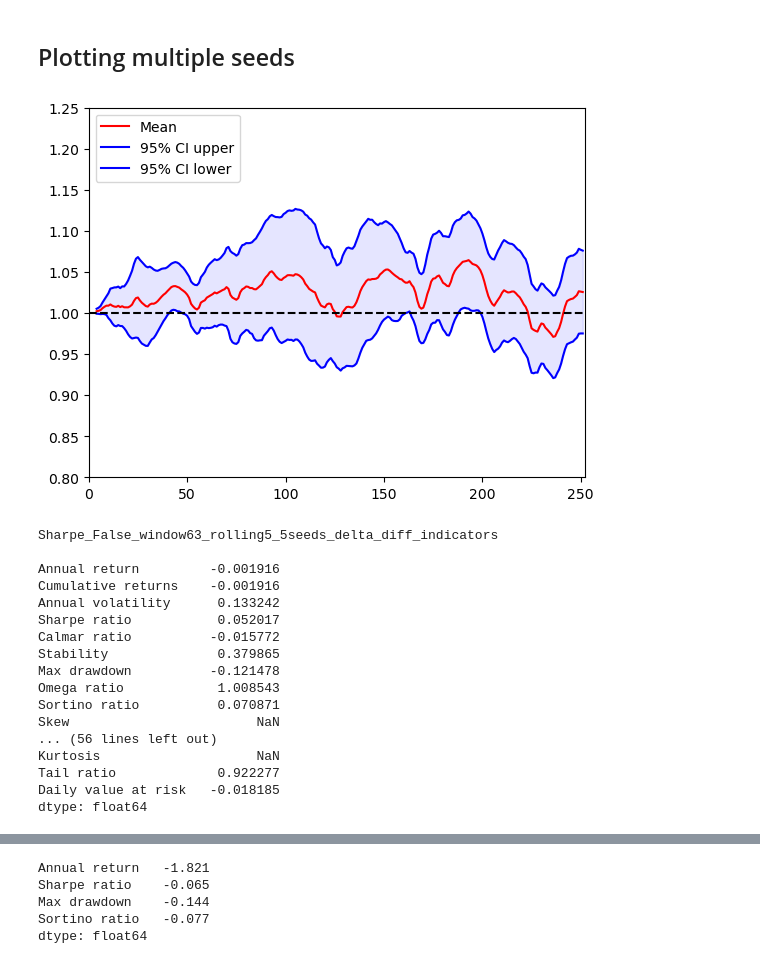
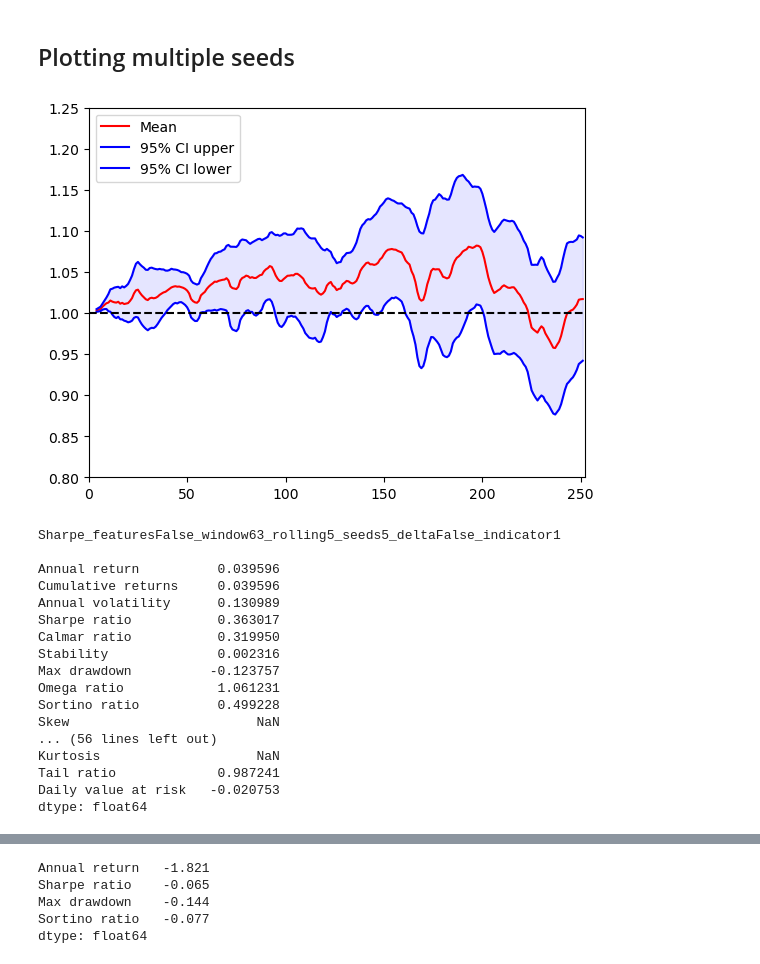
Before and after one commit to gursingh200/FinRL, a Jupyter notebook: tutorials/2-Advance/plot_saved_results.ipynb, the cells around one changed output, grey strips where cells are left out. Saved outputs shown, nothing was run; the diff lists cells and outputs as text; code cells hidden in the pictures.

Commit message:
Plot saving functionality, plotting multiple

```diff
--- a/tutorials/2-Advance/plot_saved_results.ipynb
+++ b/tutorials/2-Advance/plot_saved_results.ipynb
@@ -161,53 +217,56 @@ def compute_avg_stats_multiple_seeds(dfs):
     stats[0] = stats[0]*100
     return stats/n
 # %%
-seeds = [0,1,2,3,4]
 window_size = 63
 window = 5
-# retrain_window = 21
 tr_s_date = '2009-04-01'
 tr_e_date = '2021-01-01'
 te_s_date = '2021-01-01'
 te_e_date = '2022-06-01'
+
+
+seeds = [0,1,2,3,4]
 use_extra_features = False
-delta = True
+delta = False
+indicator_level = 1
+
 reward_type = "Sharpe"
 # reward_type = "Sortino"
 # reward_type = "Profit"
+
 if(delta == True):
-    result_path = 'results/using_delta_2'
+    result_path = 'results/using_delta_'+str(indicator_level)
 else:
-    result_path = 'results/overnight_run_different_indicators'
+    result_path = 'results/not_using_delta_'+str(indicator_level)
 dfs = []
 for seed in seeds:
     file_name = "{}/{}_{}_{}_{}_{}.csv".format(result_path,reward_type,window_size,window_size,use_extra_features, seed)
     file = pd.read_csv(file_name)
     dfs.append(file.copy())
 
 plot_multiple_seeds(dfs,seeds,window,use_extra_features,'red','blue',reward_type,window_size)
 
-if(delta == True):
-    print("{}_{}_window{}_rolling{}_{}seeds_delta_diff_indicators\n".format(reward_type,use_extra_features,window_size,window,len(seeds)))
-else:
-    print("{}_{}_window{}_rolling{}_{}seeds_diff_indicators\n".format(reward_type,use_extra_features,window_size,window,len(seeds)))
+print("{}_features{}_window{}_rolling{}_seeds{}_delta{}_indicator{}\n".format(reward_type,use_extra_features,window_size,window,len(seeds),str(delta),indicator_level))
+save_path = "plots/{}_features{}_window{}_rolling{}_seeds{}_delta{}_indicator{}.png".format(reward_type,use_extra_features,window_size,window,len(seeds),str(delta),indicator_level)
+
 
 avg_stats = compute_avg_stats_multiple_seeds(dfs)
 # %% [output]
-[figure, old version]
+[figure, new version]
-Sharpe_False_window63_rolling5_5seeds_delta_diff_indicators
+Sharpe_featuresFalse_window63_rolling5_seeds5_deltaFalse_indicator1
 
-Annual return         -0.001916
-Cumulative returns    -0.001916
-Annual volatility      0.133242
-Sharpe ratio           0.052017
-Calmar ratio          -0.015772
-Stability              0.379865
-Max drawdown          -0.121478
-Omega ratio            1.008543
-Sortino ratio          0.070871
+Annual return          0.039596
+Cumulative returns     0.039596
+Annual volatility      0.130989
+Sharpe ratio           0.363017
+Calmar ratio           0.319950
+Stability              0.002316
+Max drawdown          -0.123757
+Omega ratio            1.061231
+Sortino ratio          0.499228
 Skew                        NaN
 ... (56 lines left out)
 Kurtosis                    NaN
-Tail ratio             0.922277
-Daily value at risk   -0.018185
+Tail ratio             0.987241
+Daily value at risk   -0.020753
 dtype: float64
```
Also changed, not shown: parts of 7 cells of this notebook.
